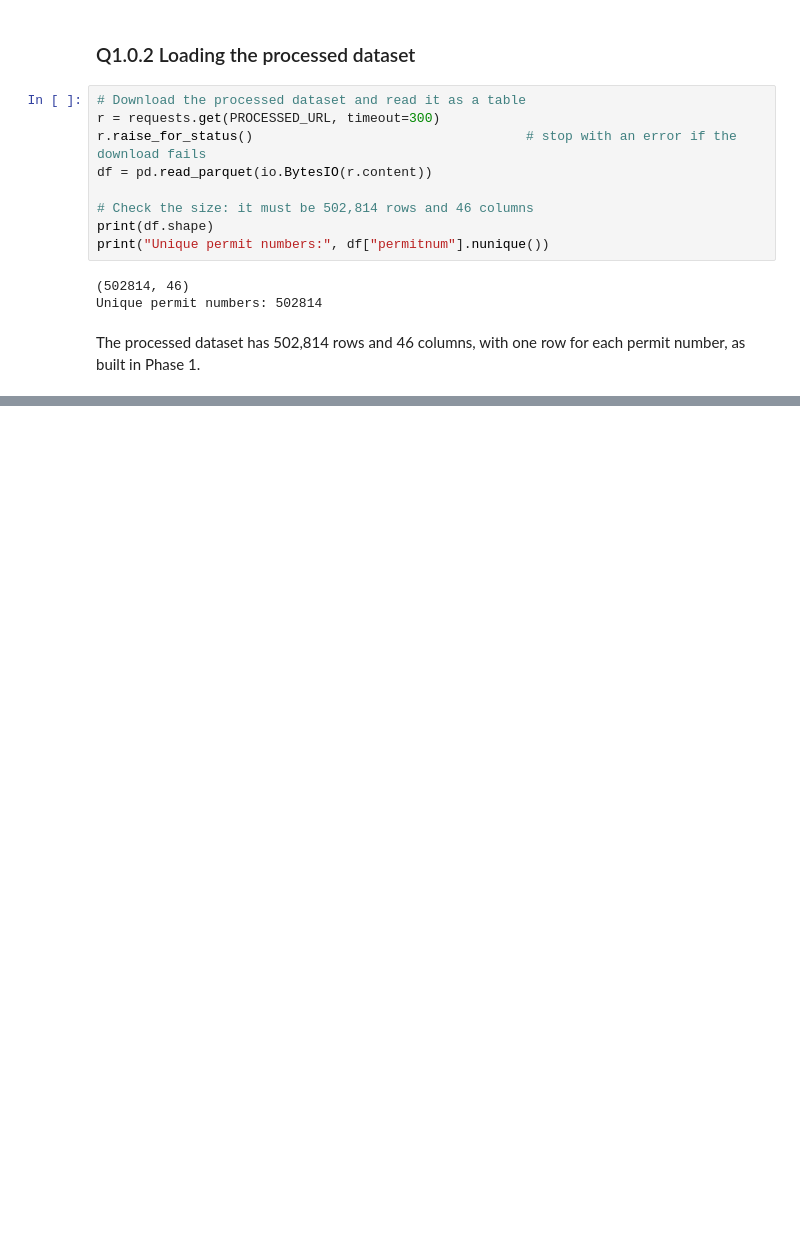
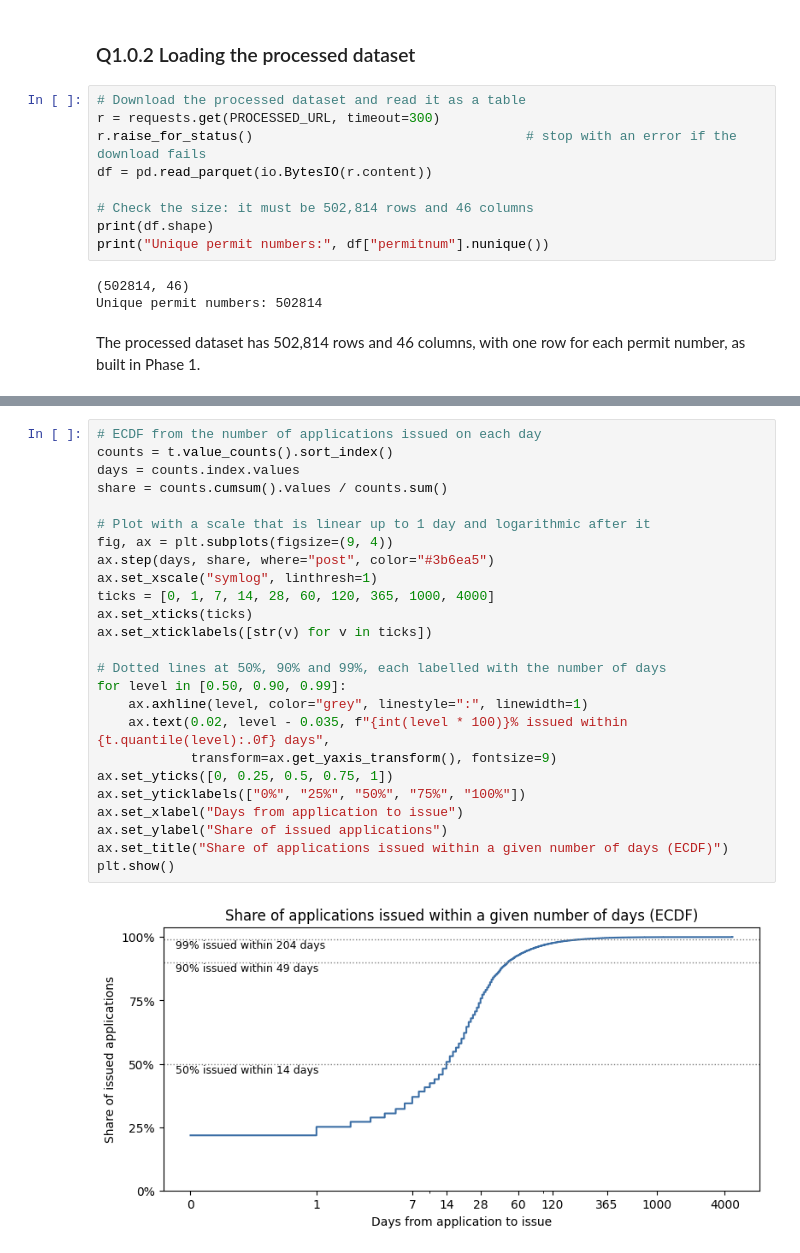
Before and after one commit to Emelygabrielaa/calgary-building-permits-eda, a Jupyter notebook: notebooks/02_q1_processing_time.ipynb, the cells around one changed output, grey strips where cells are left out. Drawn from its saved outputs; the diff is of its cells as text; blank space fills up the shorter version.

```diff
--- a/notebooks/02_q1_processing_time.ipynb
+++ b/notebooks/02_q1_processing_time.ipynb
@@ -101,0 +238,27 @@ The processed dataset has 502,814 rows and 46 columns, with one row for each per
+# %%
+# ECDF from the number of applications issued on each day
+counts = t.value_counts().sort_index()
+days = counts.index.values
+share = counts.cumsum().values / counts.sum()
+
+# Plot with a scale that is linear up to 1 day and logarithmic after it
+fig, ax = plt.subplots(figsize=(9, 4))
+ax.step(days, share, where="post", color="#3b6ea5")
+ax.set_xscale("symlog", linthresh=1)
+ticks = [0, 1, 7, 14, 28, 60, 120, 365, 1000, 4000]
+ax.set_xticks(ticks)
+ax.set_xticklabels([str(v) for v in ticks])
+
+# Dotted lines at 50%, 90% and 99%, each labelled with the number of days
+for level in [0.50, 0.90, 0.99]:
+    ax.axhline(level, color="grey", linestyle=":", linewidth=1)
+    ax.text(0.02, level - 0.035, f"{int(level * 100)}% issued within {t.quantile(level):.0f} days",
+            transform=ax.get_yaxis_transform(), fontsize=9)
+ax.set_yticks([0, 0.25, 0.5, 0.75, 1])
+ax.set_yticklabels(["0%", "25%", "50%", "75%", "100%"])
+ax.set_xlabel("Days from application to issue")
+ax.set_ylabel("Share of issued applications")
+ax.set_title("Share of applications issued within a given number of days (ECDF)")
+plt.show()
+# %% [output]
+[figure, added]
```
Also changed, not shown: parts of 74 cells of this notebook.
